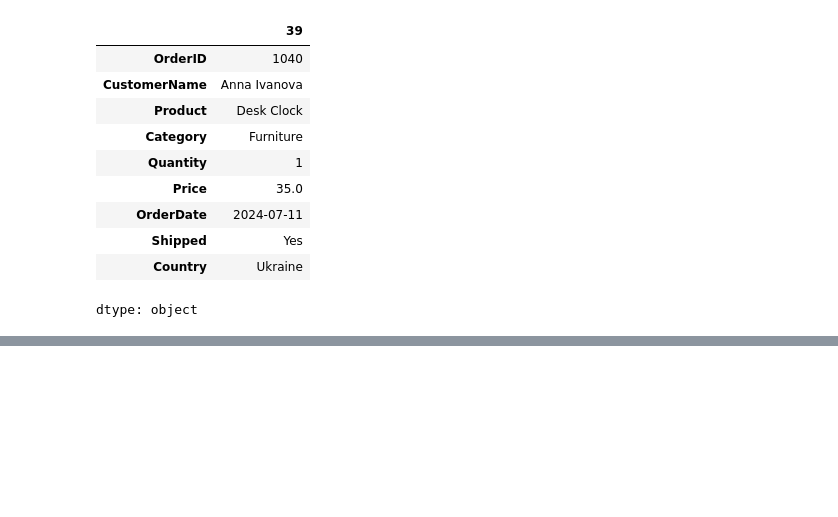
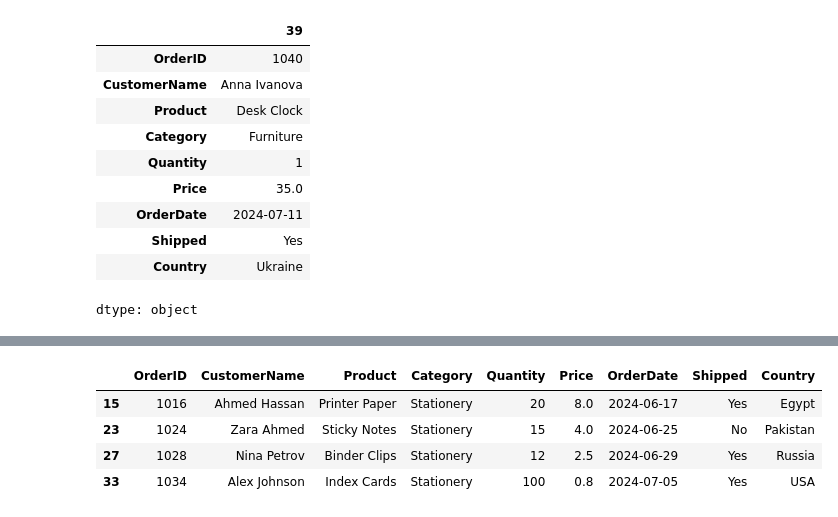
Before and after one commit to ravikeerthi7606/Pandas, a Jupyter notebook: Pandas.ipynb, the cells around one changed output, grey strips where cells are left out. Cells and saved outputs as stored; diff of their text form; code cells hidden in the pictures; blank space fills up the shorter version.

```diff
--- a/Pandas.ipynb
+++ b/Pandas.ipynb
@@ -119,0 +150,8 @@ dtype: object
+# %%
+df[df["Quantity"] > 10]
+# %% [output]
+|  | OrderID | CustomerName | Product | Category | Quantity | Price | OrderDate | Shipped | Country |
+| 15 | 1016 | Ahmed Hassan | Printer Paper | Stationery | 20 | 8.0 | 2024-06-17 | Yes | Egypt |
+| 23 | 1024 | Zara Ahmed | Sticky Notes | Stationery | 15 | 4.0 | 2024-06-25 | No | Pakistan |
+| 27 | 1028 | Nina Petrov | Binder Clips | Stationery | 12 | 2.5 | 2024-06-29 | Yes | Russia |
+| 33 | 1034 | Alex Johnson | Index Cards | Stationery | 100 | 0.8 | 2024-07-05 | Yes | USA |
```
Also changed, not shown: parts of 4 cells of this notebook.
